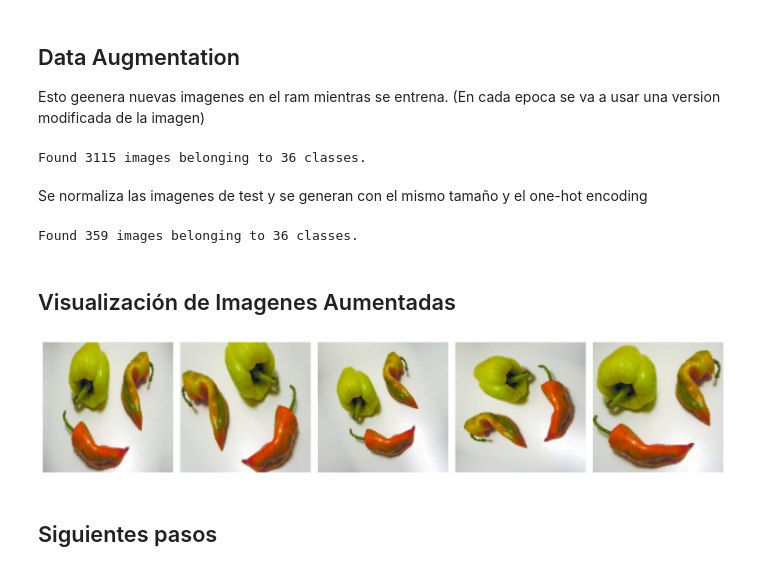
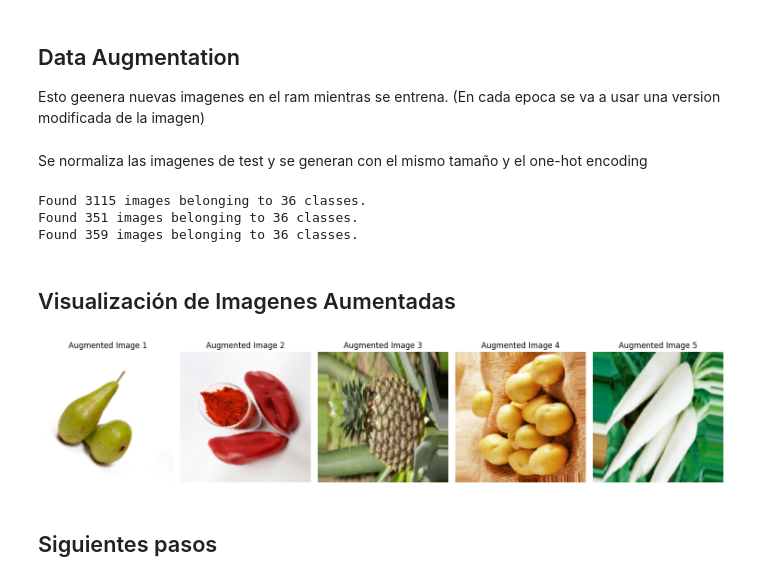
Before and after one commit to Caceres-A01706972/FruitsVegetables, a Jupyter notebook: FruitsVegetables.ipynb, the cells around one changed output. Saved outputs shown, nothing was run; the diff lists cells and outputs as text; code cells hidden in the pictures.

```diff
--- a/FruitsVegetables.ipynb
+++ b/FruitsVegetables.ipynb
@@ -106,49 +107,64 @@ train_datagen = ImageDataGenerator(
     rescale = 1./255,
     rotation_range = 100,
     zoom_range = 0.3,
-    horizontal_flip = True
+    horizontal_flip = True,
 )
 
-# Crear el generador de datos para el conjunto train
-train_generator = train_datagen.flow_from_directory(
-    train_dir,
-    target_size = (150,150),
-    batch_size = 8,
-    class_mode = 'categorical' # Hace one-hot encoding para las categorias (0,0,1,0,0,0.....)
-)
+# Se define el generador de datos para el conjunto de validación (solo normalización)
+validation_datagen = ImageDataGenerator(rescale=1.0/255.0)
+
+# Se define el generador de datos para el conjunto de prueba (solo normalización)
+test_datagen = ImageDataGenerator(rescale=1.0/255.0)
-# %% [output]
-Found 3115 images belonging to 36 classes.
 # %% [markdown]
 Se normaliza las imagenes de test y se generan con el mismo tamaño y el one-hot encoding
-# %%
-# Generator que solo normaliza las imagenes de test
-test_datagen = ImageDataGenerator(rescale=1.0/255.0)
-
-# Crear el generador de datos para el conjunto test
-test_generator = test_datagen.flow_from_directory(
-    test_dir,
-    target_size = (150, 150),
-    batch_size = 8,  # Tamaño del lote
-    class_mode = 'categorical'
-)
-# %% [output]
-Found 359 images belonging to 36 classes.
+# %%
+# Crear el generador de datos para el conjunto train
+train_generator = train_datagen.flow_from_directory(
+    train_dir,
+    target_size = (150,150),
+    batch_size = 32,
+    color_mode = 'rgb',
+    class_mode = 'categorical' # Hace one-hot encoding para las categorias (0,0,1,0,0,0.....)
+)
+
+# Crear el generador de datos para el conjunto de validación
+validation_generator = validation_datagen.flow_from_directory(
+    validation_dir,          # Directorio de datos de validación
+    target_size=(150, 150),  # Redimensionar las imágenes a 64x64 píxeles
+    batch_size=32,            # Número de imágenes por lote
+    color_mode = 'rgb',
+    class_mode='categorical' # Clasificación categórica
+)
+
+# Crear el generador de datos para el conjunto de prueba
+test_generator = test_datagen.flow_from_directory(
+    test_dir,                # Directorio de datos de prueba
+    target_size=(150, 150),  # Redimensionar las imágenes a 150x150 píxeles
+    batch_size=32,           # Número de imágenes por lote
+    color_mode = 'rgb',
+    class_mode='categorical' # Clasificación categórica
+)
+# %% [output]
+Found 3115 images belonging to 36 classes.
+Found 351 images belonging to 36 classes.
+Found 359 images belonging to 36 classes.
 # %% [markdown]
 ## Visualización de Imagenes Aumentadas
 # %%
-augmented_images = [train_generator[0][0][1] for _ in range(5)]
+# Visualizar algunas imágenes aumentadas del conjunto de entrenamiento
+augmented_images = [train_generator[0][0][i] for i in range(5)]
 # %%
 # Mostrar las imágenes aumentadas
 plt.figure(figsize=(15, 10))
 for i in range(5):
     plt.subplot(1, 5, i + 1)
     plt.imshow(augmented_images[i])
+    plt.title(f'Augmented Image {i+1}', fontsize=12)
     plt.axis('off')
-
 plt.tight_layout()
 plt.show()
 # %% [output]
-[figure, old version]
+[figure, new version]
 # %% [markdown]
 ## Siguientes pasos
 # %% [markdown]
```
Also changed, not shown: parts of 13 cells of this notebook.
